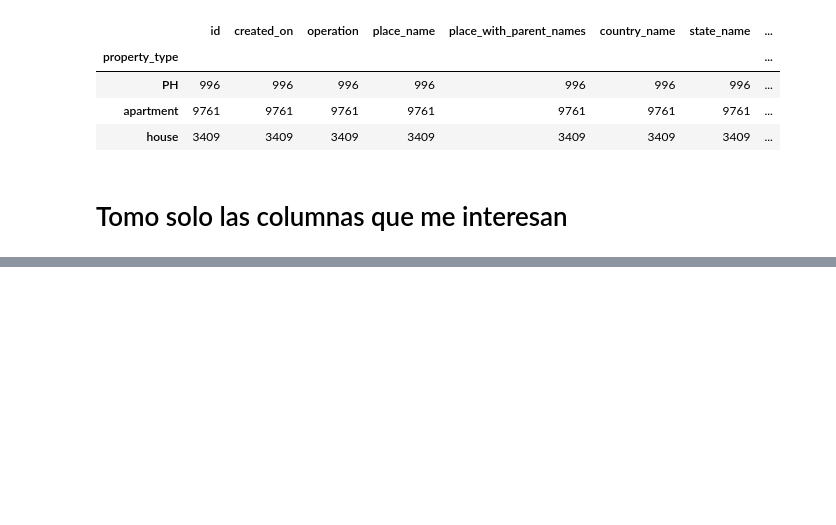
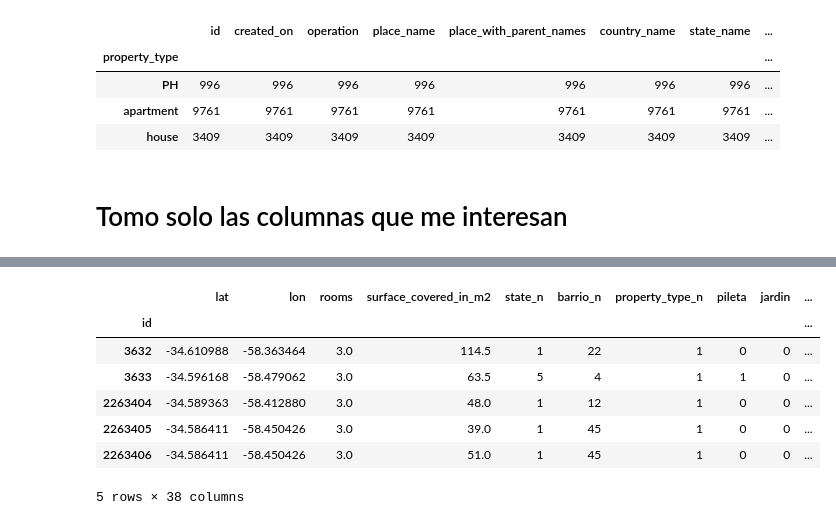
Before and after one commit to lucaslavandeira/7506-ml, a Jupyter notebook: creacion_dataset.ipynb, the cells around one changed output, grey strips where cells are left out. Cells and saved outputs as stored; diff of their text form; code cells hidden in the pictures; blank space fills up the shorter version.

```diff
--- a/creacion_dataset.ipynb
+++ b/creacion_dataset.ipynb
@@ -362,3 +382,3 @@ properati['title']=properati['description']
 # %%
-properati = properati.loc[:, ['lat', 'lon', 'surface_covered_in_m2', 'state_n', 'barrio_n', 'property_type_n'
-               , 'title']]
+#properati = properati.loc[:, ['surface_covered_in_m2', 'state_n', 'barrio_n', 'property_type_n'
+#               , 'title']]
@@ -373,6 +434,7 @@ properati.head()
 # %%
-properati['surface_covered_in_m2'] = properati.apply(superficie_valor, axis=1)
+#properati['surface_covered_in_m2'] = properati.apply(superficie_valor, axis=1)
 properati['lat'] = properati.apply(lat_valor, axis=1)
 properati['lon'] = properati.apply(lon_valor, axis=1)
+properati = properati.fillna(value=values)
 # %%
 properati.head()
@@ -380,0 +450,18 @@ properati.to_csv(properati_features)
+# %%
+properati_superficies_nan = properati.loc[np.isnan(properati['surface_covered_in_m2']), properati.columns != 'surface_covered_in_m2']
+
+prediccion_superficie = grid.predict(properati_superficies_nan)
+prediccion_superficie_df = pd.DataFrame({'surface_covered_in_m2': prediccion_superficie}, properati_superficies_nan.index)
+# %%
+properati.update(prediccion_superficie_df)
+# %%
+properati.head()
+# %% [output]
+|  | lat | lon | rooms | surface_covered_in_m2 | state_n | barrio_n | property_type_n | pileta | jardin | ... |
+| id |  |  |  |  |  |  |  |  |  | ... |
+| 3632 | -34.610988 | -58.363464 | 3.0 | 114.5 | 1 | 22 | 1 | 0 | 0 | ... |
+| 3633 | -34.596168 | -58.479062 | 3.0 | 63.5 | 5 | 4 | 1 | 1 | 0 | ... |
+| 2263404 | -34.589363 | -58.412880 | 3.0 | 48.0 | 1 | 12 | 1 | 0 | 0 | ... |
+| 2263405 | -34.586411 | -58.450426 | 3.0 | 39.0 | 1 | 45 | 1 | 0 | 0 | ... |
+| 2263406 | -34.586411 | -58.450426 | 3.0 | 51.0 | 1 | 45 | 1 | 0 | 0 | ... |
+5 rows × 38 columns
```
Also changed, not shown: parts of 44 cells of this notebook.
